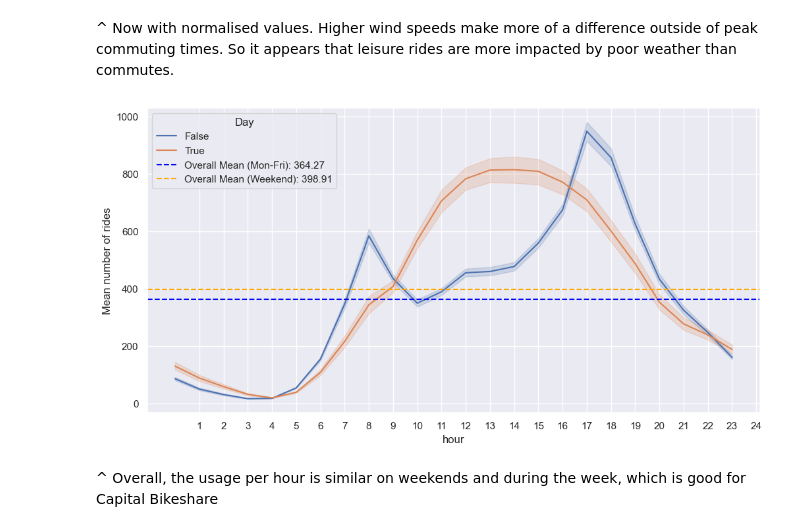
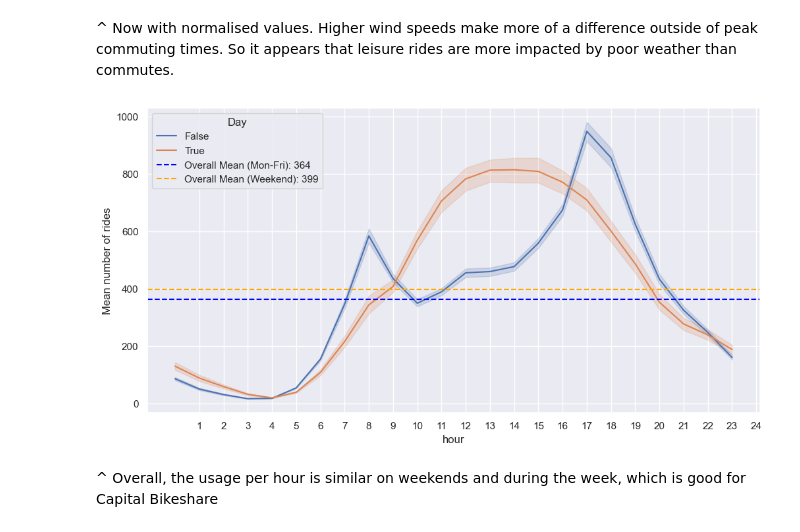
Before and after one commit to Paul-Sabin/Capital-Bikeshare, a Jupyter notebook: Bikeshare EDA.ipynb, the cells around one changed output. Cells and saved outputs as stored; diff of their text form; code cells hidden in the pictures.

```diff
--- a/Bikeshare EDA.ipynb
+++ b/Bikeshare EDA.ipynb
@@ -742,42 +743,40 @@ plt.show()
 # %% [markdown]
 ^ Now with normalised values. Higher wind speeds make more of a difference outside of peak commuting times. So it appears that leisure rides are more impacted by poor weather than commutes.
 # %%
-import numpy as np
-
 # Set the figure size
 plt.figure(figsize=(12, 6))
 
 # Create the lineplot and store the AxesSubplot object
 day_lines = sns.lineplot(x='hour', y='rides', hue='weekend', data=hour_weather)
 
 # Set the y-axis label
 day_lines.set_ylabel("Mean number of rides")
 
 # Get the original legend handles and labels
 handles, labels = day_lines.get_legend_handles_labels()
 
 # Customize the legend
 day_lines.legend(handles=handles[1:], labels=['Mon-Fri', 'Weekend'], title='Day')
 
 # Calculate the overall mean number of rides for each category
 mean_weekday = np.mean(hour_weather[hour_weather['weekend'] == False]['rides'])
 mean_weekend = np.mean(hour_weather[hour_weather['weekend'] == True]['rides'])
 
 # Add horizontal lines for the overall means
-plt.axhline(y=mean_weekday, color='blue', linestyle='--', label=f"Overall Mean (Mon-Fri): {mean_weekday:.2f}")
-plt.axhline(y=mean_weekend, color='orange', linestyle='--', label=f"Overall Mean (Weekend): {mean_weekend:.2f}")
+plt.axhline(y=mean_weekday, color='blue', linestyle='--', label=f"Overall Mean (Mon-Fri): {mean_weekday:.0f}")
+plt.axhline(y=mean_weekend, color='orange', linestyle='--', label=f"Overall Mean (Weekend): {mean_weekend:.0f}")
 
 # Update the legend to include the new lines
 handles, labels = day_lines.get_legend_handles_labels()
 day_lines.legend(handles=handles, labels=labels, title='Day')
 
 # Set x-axis ticks to display all hours
 plt.xticks(range(1, 25))
 
 # Show the plot
 plt.show()
 # %% [output]
-[figure, old version]
+[figure, new version]
 # %% [markdown]
 ^ Overall, the usage per hour is similar on weekends and during the week, which is good for Capital Bikeshare
 # %%
```
Also changed, not shown: parts of 14 cells of this notebook, 1 other file.
